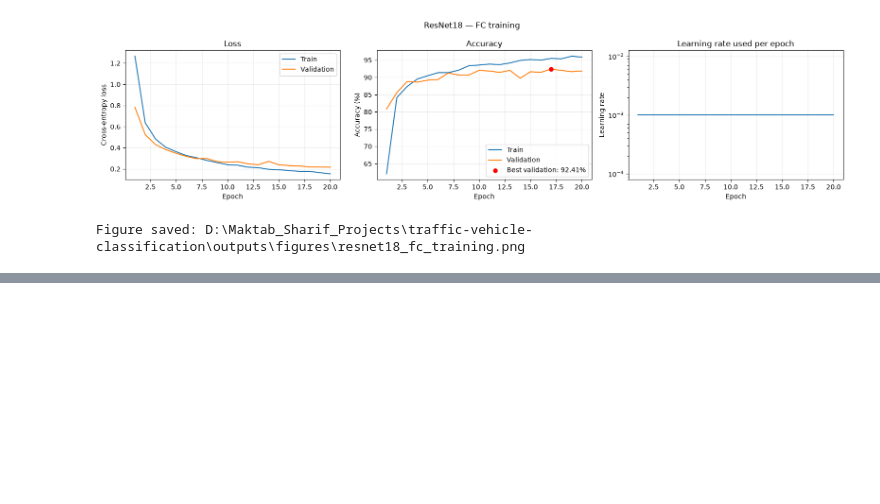
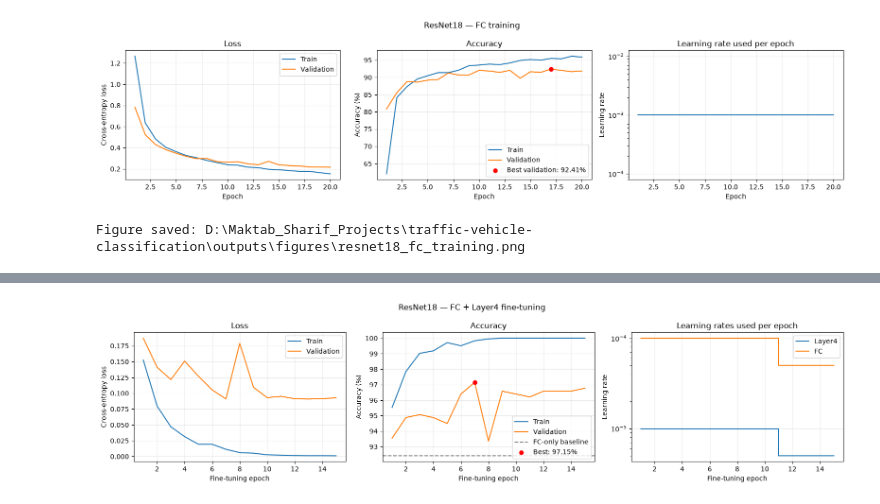
Before and after one commit to Amirsepehr1996/vehicle_classification, a Jupyter notebook: src/model_training.ipynb, the cells around one changed output, grey strips where cells are left out. Saved outputs shown, nothing was run; the diff lists cells and outputs as text; code cells hidden in the pictures; blank space fills up the shorter version.

```diff
--- a/src/model_training.ipynb
+++ b/src/model_training.ipynb
@@ -462,0 +699,84 @@ Figure saved: D:\Maktab_Sharif_Projects\traffic-vehicle-classification\outputs\f
+# %%
+finetune_history = pd.read_csv(
+    PROJECT_ROOT / "outputs" / "resnet18_fc_layer4_history.csv"
+)
+
+fig, axes = plt.subplots(1, 3, figsize=(16, 4))
+
+# Loss
+axes[0].plot(
+    finetune_history["epoch"], finetune_history["train_loss"],
+    label="Train",
+)
+axes[0].plot(
+    finetune_history["epoch"], finetune_history["val_loss"],
+    label="Validation",
+)
+axes[0].set_title("Loss")
+axes[0].set_ylabel("Cross-entropy loss")
+axes[0].legend()
+
+# Accuracy
+axes[1].plot(
+    finetune_history["epoch"],
+    finetune_history["train_accuracy"] * 100,
+    label="Train",
+)
+axes[1].plot(
+    finetune_history["epoch"],
+    finetune_history["val_accuracy"] * 100,
+    label="Validation",
+)
+axes[1].axhline(
+    100 * checkpoint["val_accuracy"],
+    color="gray",
+    linestyle="--",
+    label="FC-only baseline",
+)
+
+best = finetune_history.sort_values(
+    ["val_accuracy", "val_loss"],
+    ascending=[False, True],
+).iloc[0]
+
+axes[1].scatter(
+    best["epoch"], best["val_accuracy"] * 100,
+    color="red", zorder=5,
+    label=f'Best: {best["val_accuracy"]:.2%}',
+)
+axes[1].set_title("Accuracy")
+axes[1].set_ylabel("Accuracy (%)")
+axes[1].legend()
+
+# Learning rates
+axes[2].step(
+    finetune_history["epoch"], finetune_history["layer4_lr"],
+    where="post", label="Layer4",
+)
+axes[2].step(
+    finetune_history["epoch"], finetune_history["fc_lr"],
+    where="post", label="FC",
+)
+axes[2].set_title("Learning rates used per epoch")
+axes[2].set_ylabel("Learning rate")
+axes[2].set_yscale("log")
+axes[2].legend()
+
+for ax in axes:
+    ax.set_xlabel("Fine-tuning epoch")
+    ax.grid(alpha=0.25)
+
+fig.suptitle("ResNet18 — FC + Layer4 fine-tuning")
+fig.tight_layout()
+
+figure_dir = PROJECT_ROOT / "outputs" / "figures"
+figure_dir.mkdir(parents=True, exist_ok=True)
+figure_path = figure_dir / "resnet18_fc_layer4_training.png"
+
+fig.savefig(figure_path, dpi=200, bbox_inches="tight")
+plt.show()
+
+print("Figure saved:", figure_path)
+print("Best fine-tuning epoch:", int(best["epoch"]))
+# %% [output]
+[figure, added]
```
Also changed, not shown: parts of 9 cells of this notebook.
